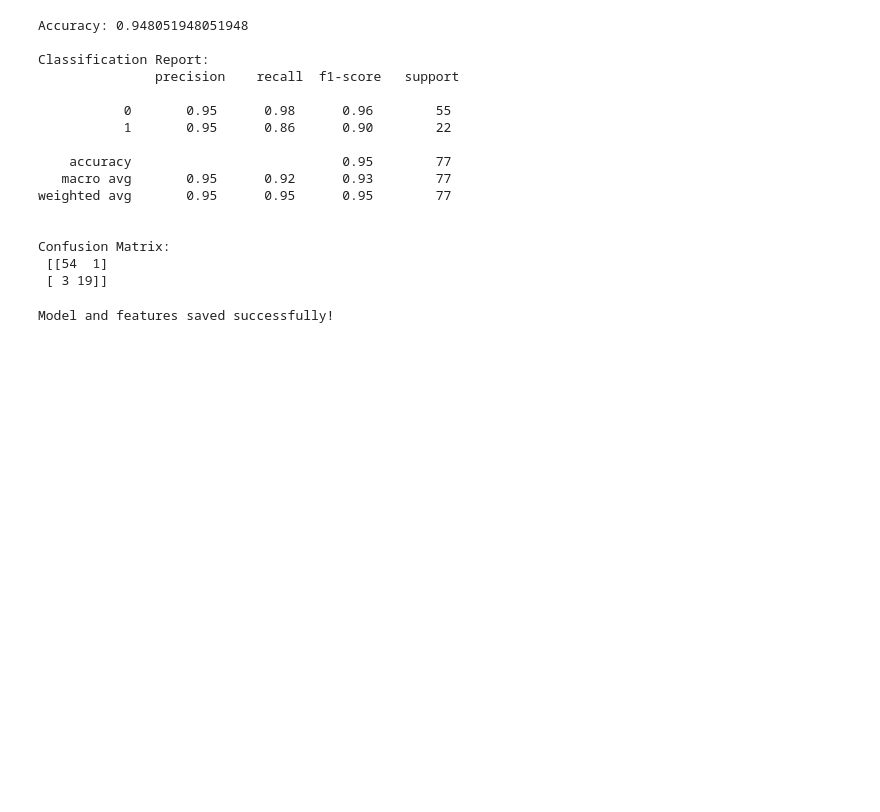
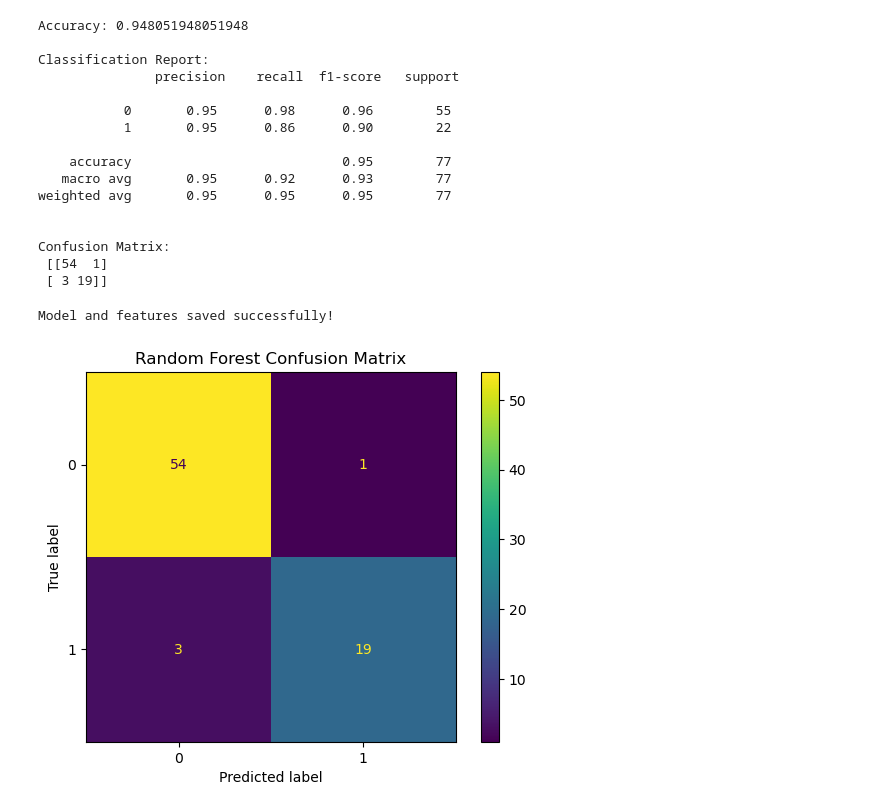
Before and after one commit to savi-08/thyroid-cancer-prediction, a Jupyter notebook: notebooks/eda.ipynb, the cells around one changed output. Cells and saved outputs as stored; diff of their text form; code cells hidden in the pictures; blank space fills up the shorter version.

```diff
--- a/notebooks/eda.ipynb
+++ b/notebooks/eda.ipynb
@@ -167,3 +167,11 @@ joblib.dump(X.columns.tolist(), '../models/feature_columns.joblib')
 print("Model and features saved successfully!")
 # %% [output]
 Model and features saved successfully!
+# %%
+from sklearn.metrics import ConfusionMatrixDisplay
+
+ConfusionMatrixDisplay.from_estimator(rf_model, X_test, y_test)
+plt.title("Random Forest Confusion Matrix")
+plt.show()
+# %% [output]
+[figure, added]
```
Also changed, not shown: 1 other file.
